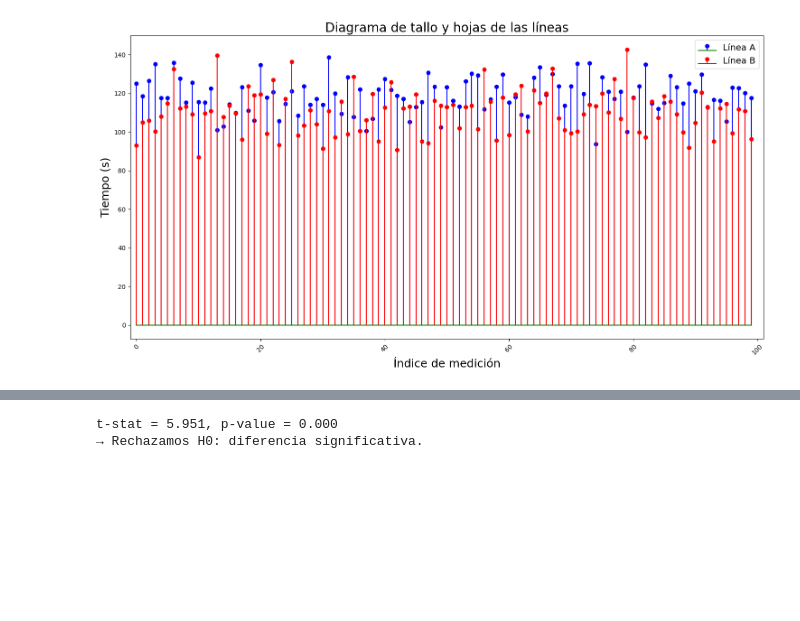
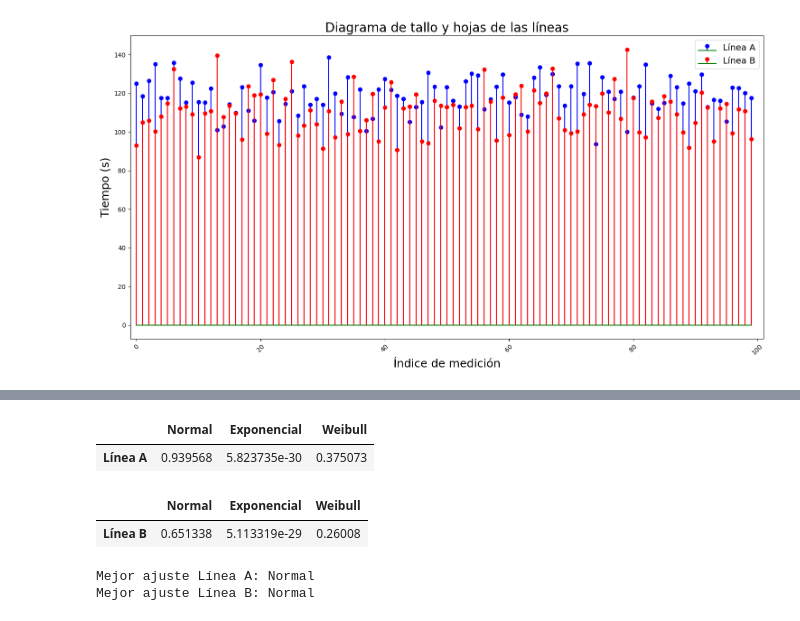
Before and after one commit to CrisHzz/FeelTheDistribution, a Jupyter notebook: PreWeb/Part1.ipynb, the cells around one changed output, grey strips where cells are left out. Saved outputs shown, nothing was run; the diff lists cells and outputs as text; code cells hidden in the pictures; blank space fills up the shorter version.

```diff
--- a/PreWeb/Part1.ipynb
+++ b/PreWeb/Part1.ipynb
@@ -361,17 +244,52 @@ IC 95% media Línea B: [108.00, 112.54] s
-# %%
-"""
-Inciso e) Prueba t de Student (Welch) para comparar medias:
-  H0: μA = μB
-  H1: μA ≠ μB
-"""
-
-t_stat, p_val = stats.ttest_ind(times_A, times_B, equal_var=False)
-print(f"t-stat = {t_stat:.3f}, p-value = {p_val:.3f}")
-
-if p_val < 0.05:
-    print("→ Rechazamos H0: diferencia significativa.")
-else:
-    print("→ No rechazamos H0: no hay evidencia de diferencia.")
-# %% [output]
-t-stat = 5.951, p-value = 0.000
-→ Rechazamos H0: diferencia significativa.
+# %%
+# Librerías adicionales
+from scipy import stats
+import matplotlib.pyplot as plt
+import seaborn as sns
+sns.set(style="whitegrid", font_scale=1.1)
+
+# -----------------------------------------------------------
+def goodness_of_fit(series, nombre='Serie', alpha=0.05):
+    """
+    Aplica pruebas KS y Anderson‑Darling para Normal, Exponencial y Weibull.
+    Devuelve un dict con los p‑values y la mejor distribución (mayor p).
+    """
+    resultados = {}
+
+    # --- Normal (usando media y desvío muestrales) -------------
+    mu, sigma = series.mean(), series.std(ddof=1)
+    ks_norm = stats.kstest(series, 'norm', args=(mu, sigma))
+    ad_norm = stats.anderson(series, dist='norm')
+    resultados['Normal'] = ks_norm.pvalue
+
+    # --- Exponencial (loc=0 forzada) ----------------------------
+    loc_exp, scale_exp = stats.expon.fit(series, floc=0)
+    ks_exp  = stats.kstest(series, 'expon', args=(loc_exp, scale_exp))
+    resultados['Exponencial'] = ks_exp.pvalue
+
+    # --- Weibull mín -------------------------------------------
+    c_w, loc_w, scale_w = stats.weibull_min.fit(series, floc=0)
+    ks_weib = stats.kstest(series, 'weibull_min', args=(c_w, loc_w, scale_w))
+    resultados['Weibull'] = ks_weib.pvalue
+
+    # Mostrar tabla p‑values
+    display(pd.DataFrame(resultados, index=[nombre]))
+
+    # Seleccionar la mejor (p más alta y > α)
+    mejor = max(resultados, key=resultados.get)
+    if resultados[mejor] < alpha:
+        mejor = 'Ninguna (todas p < α)'
+    return mejor, resultados
+
+best_A, _ = goodness_of_fit(dataset_general['Línea A (s)'], 'Línea A')
+best_B, _ = goodness_of_fit(dataset_general['Línea B (s)'], 'Línea B')
+
+print(f"\nMejor ajuste Línea A: {best_A}")
+print(f"Mejor ajuste Línea B: {best_B}")
+# %% [output]
+|  | Normal | Exponencial | Weibull |
+| Línea A | 0.939568 | 5.823735e-30 | 0.375073 |
+|  | Normal | Exponencial | Weibull |
+| Línea B | 0.651338 | 5.113319e-29 | 0.26008 |
+Mejor ajuste Línea A: Normal
+Mejor ajuste Línea B: Normal
```
Also changed, not shown: parts of 7 cells of this notebook.
